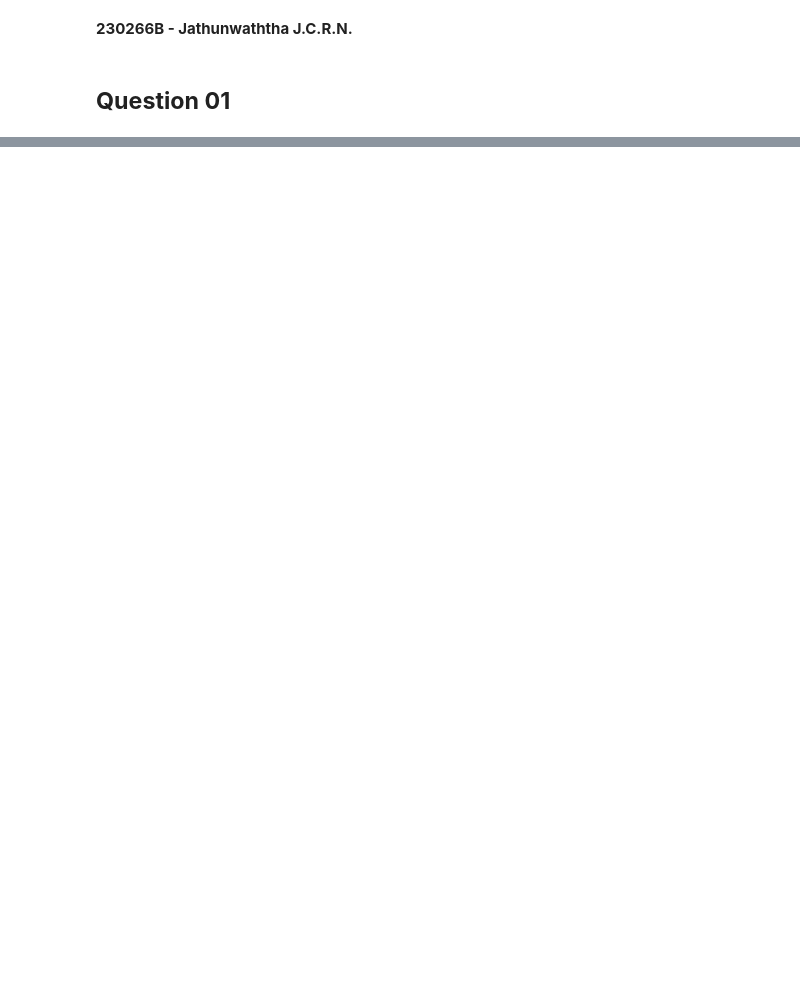
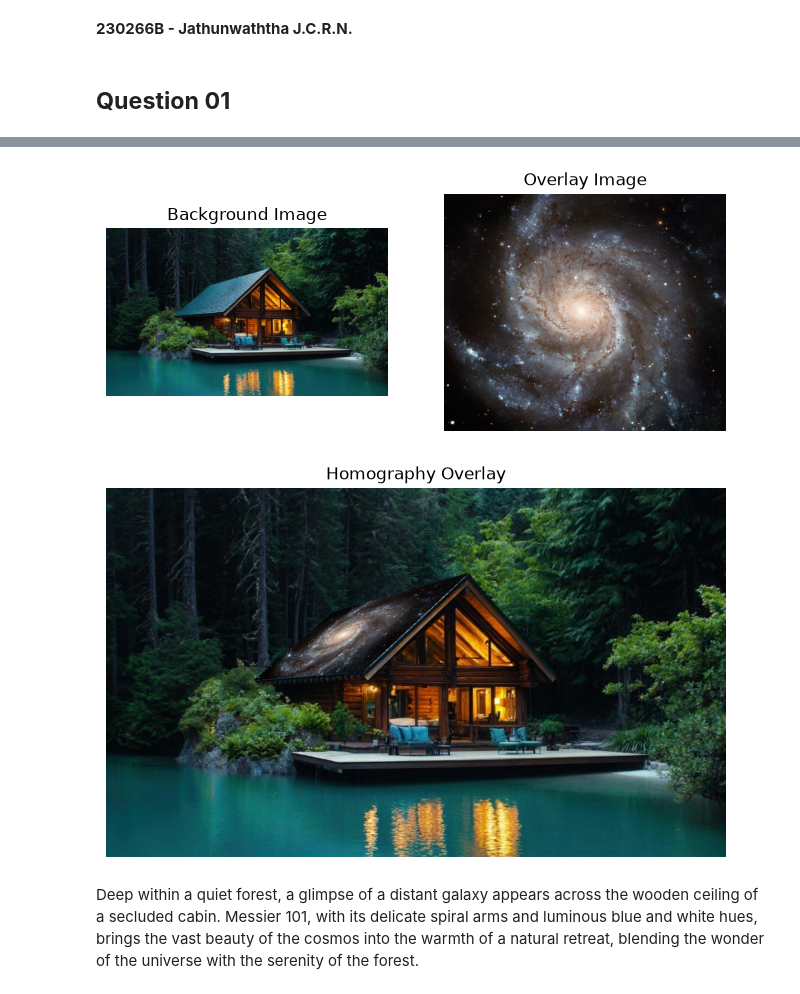
Before and after one commit to r-nimantha/uom-assignments, a Jupyter notebook: EN3160/Assignment_02/notebook.ipynb, the cells around one changed output, grey strips where cells are left out. Saved outputs shown, nothing was run; the diff lists cells and outputs as text; code cells hidden in the pictures; blank space fills up the shorter version.

```diff
--- a/EN3160/Assignment_02/notebook.ipynb
+++ b/EN3160/Assignment_02/notebook.ipynb
@@ -98,0 +337,19 @@ Largest circle: center=(282, 338), radius=11, response=0.35212352871894836
+# %%
+%matplotlib widget
+
+background_bgr = cv.imread("./a2images/forest_cabin.jpg")
+overlay_bgr = cv.imread("./a2images/messier101.jpg")
+background_rgb = cv.cvtColor(background_bgr, cv.COLOR_BGR2RGB)
+overlay_rgb = cv.cvtColor(overlay_bgr, cv.COLOR_BGR2RGB)
+
+picker_src = PointPicker(overlay_rgb, "Overlay image")
+picker_dst = PointPicker(background_rgb, "Background image")
+# %%
+%matplotlib inline
+plt.close('all')
+apply_homography(background_bgr, overlay_bgr, picker_src, picker_dst)
+# %% [output]
+[figure, added]
+[figure, added]
+# %% [markdown]
+Deep within a quiet forest, a glimpse of a distant galaxy appears across the wooden ceiling of a secluded cabin. Messier 101, with its delicate spiral arms and luminous blue and white hues, brings the vast beauty of the cosmos into the warmth of a natural retreat, blending the wonder of the universe with the serenity of the forest.
```
Also changed, not shown: parts of 15 cells of this notebook, 5 other files.
